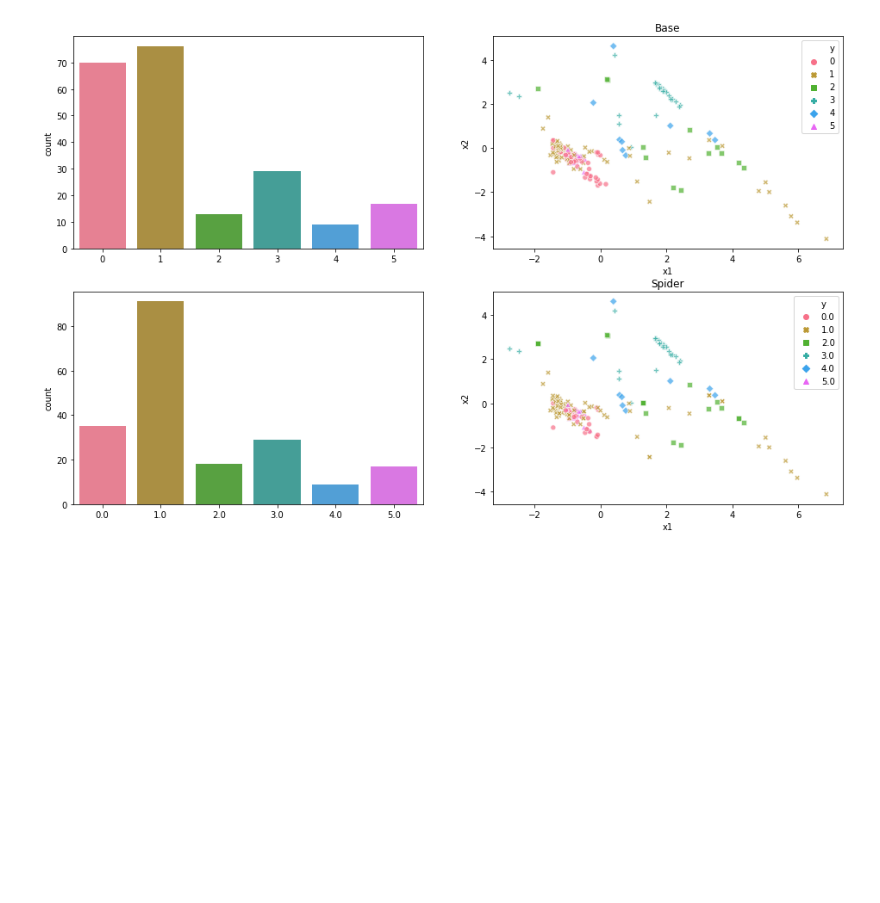
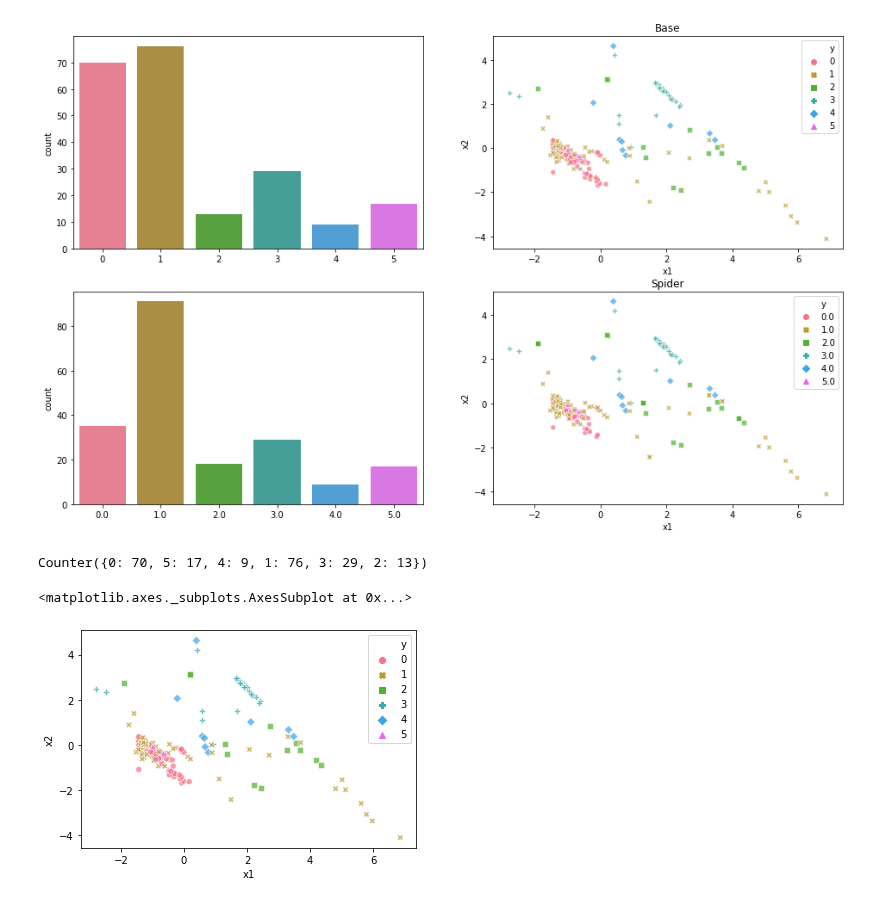
Before and after one commit to damianhorna/multi-imbalance, a Jupyter notebook: benchmarks/resample/resample.ipynb, the cells around one changed output. Saved outputs shown, nothing was run; the diff lists cells and outputs as text; code cells hidden in the pictures; blank space fills up the shorter version.

```diff
--- a/benchmarks/resample/resample.ipynb
+++ b/benchmarks/resample/resample.ipynb
@@ -245,3 +274,15 @@ sns.scatterplot(x='x1', y='x2', hue='y', style='y', data=df, alpha=0.7, ax=axs[3
 # %% [output]
 <matplotlib.axes._subplots.AxesSubplot at 0x...>
 [figure]
+# %%
+Counter(datasets['glass'].target)
+# %% [output]
+Counter({0: 70, 5: 17, 4: 9, 1: 76, 3: 29, 2: 13})
+# %%
+X = pca.transform(datasets['glass'].data)
+y = datasets['glass'].target
+df = construct_flat_2pc_df(X, y)
+sns.scatterplot(x='x1', y='x2', hue='y', style='y', data=df, alpha=0.7, legend='full', palette=p)
+# %% [output]
+<matplotlib.axes._subplots.AxesSubplot at 0x...>
+[figure, added]
```
Also changed, not shown: parts of 20 cells of this notebook.
